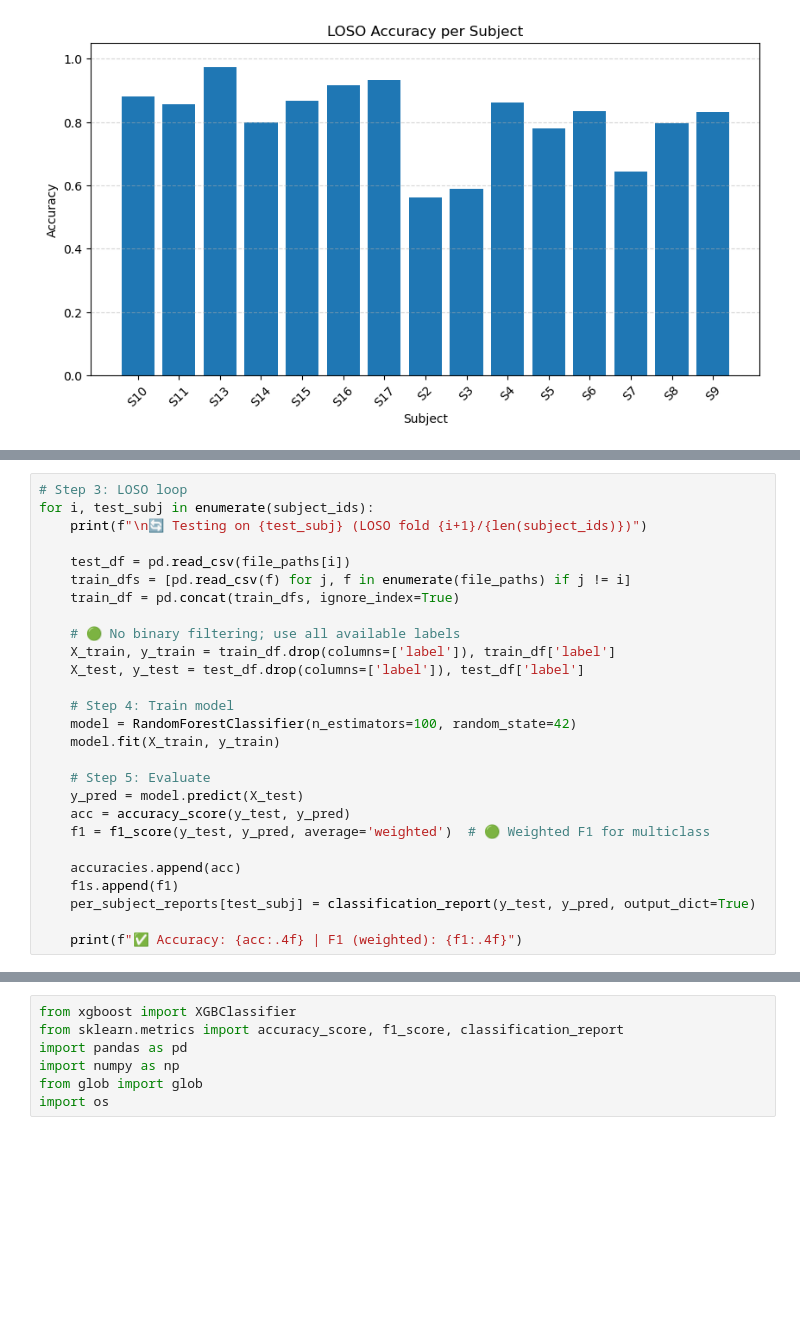
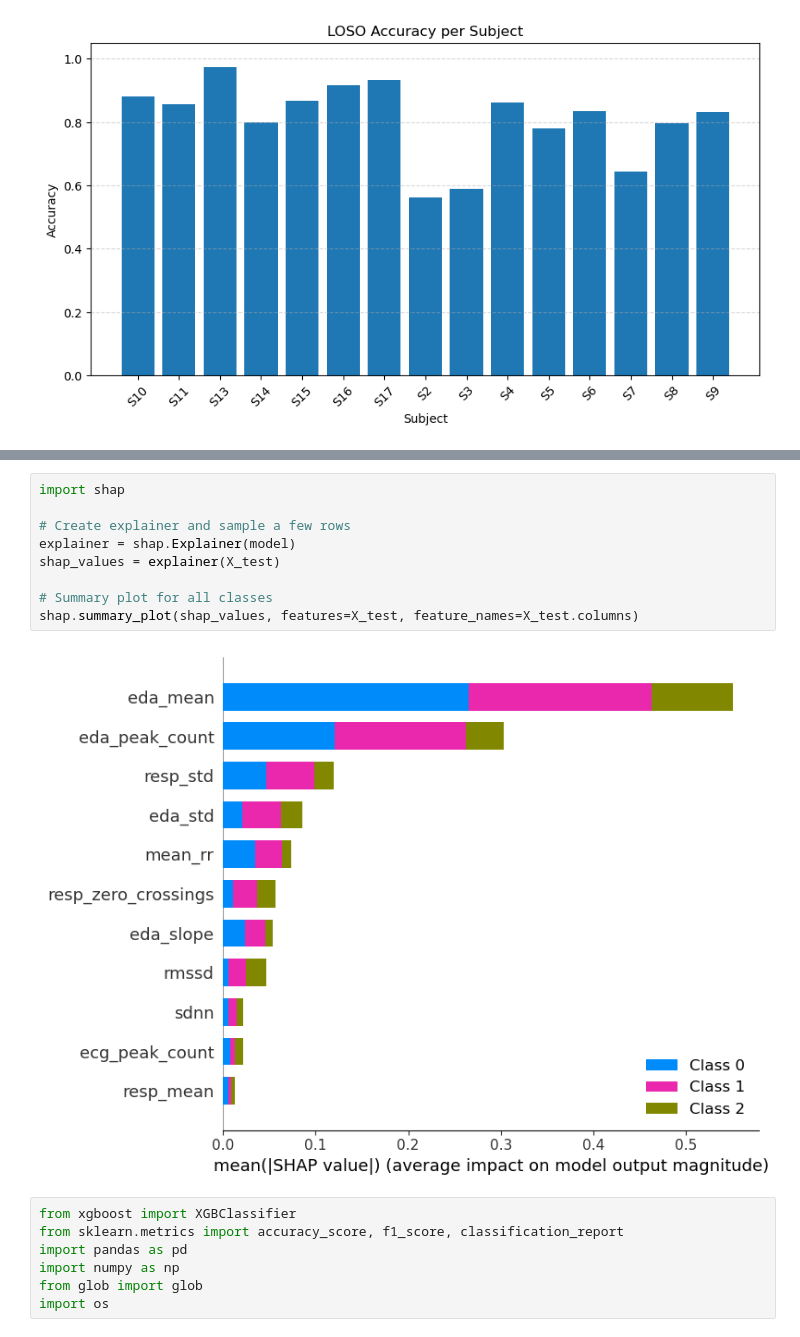
Before and after one commit to sarvesh-selvam/stress-detection-wesad, a Jupyter notebook: notebooks/03_modeling.ipynb, the cells around one changed output, grey strips where cells are left out. Saved outputs shown, nothing was run; the diff lists cells and outputs as text; blank space fills up the shorter version.

Commit message:
updated modeling

```diff
--- a/notebooks/03_modeling.ipynb
+++ b/notebooks/03_modeling.ipynb
@@ -119,28 +119 @@ resp_mean              0.015995
 dtype: float64
-# %%
-# Step 3: LOSO loop
-for i, test_subj in enumerate(subject_ids):
-    print(f"\n🔄 Testing on {test_subj} (LOSO fold {i+1}/{len(subject_ids)})")
-
-    test_df = pd.read_csv(file_paths[i])
-    train_dfs = [pd.read_csv(f) for j, f in enumerate(file_paths) if j != i]
-    train_df = pd.concat(train_dfs, ignore_index=True)
-
-    # 🟢 No binary filtering; use all available labels
-    X_train, y_train = train_df.drop(columns=['label']), train_df['label']
-    X_test, y_test = test_df.drop(columns=['label']), test_df['label']
-
-    # Step 4: Train model
-    model = RandomForestClassifier(n_estimators=100, random_state=42)
-    model.fit(X_train, y_train)
-
-    # Step 5: Evaluate
-    y_pred = model.predict(X_test)
-    acc = accuracy_score(y_test, y_pred)
-    f1 = f1_score(y_test, y_pred, average='weighted')  # 🟢 Weighted F1 for multiclass
-
-    accuracies.append(acc)
-    f1s.append(f1)
-    per_subject_reports[test_subj] = classification_report(y_test, y_pred, output_dict=True)
-
-    print(f"✅ Accuracy: {acc:.4f} | F1 (weighted): {f1:.4f}")
@@ -193,3 +120,14 @@ Successfully installed xgboost-3.0.0
+# %%
+import shap
+
+# Create explainer and sample a few rows
+explainer = shap.Explainer(model)
+shap_values = explainer(X_test)
+
+# Summary plot for all classes
+shap.summary_plot(shap_values, features=X_test, feature_names=X_test.columns)
+# %% [output]
+[figure, added]
 # %%
 from xgboost import XGBClassifier
 from sklearn.metrics import accuracy_score, f1_score, classification_report
```
Also changed, not shown: parts of 6 cells of this notebook.
